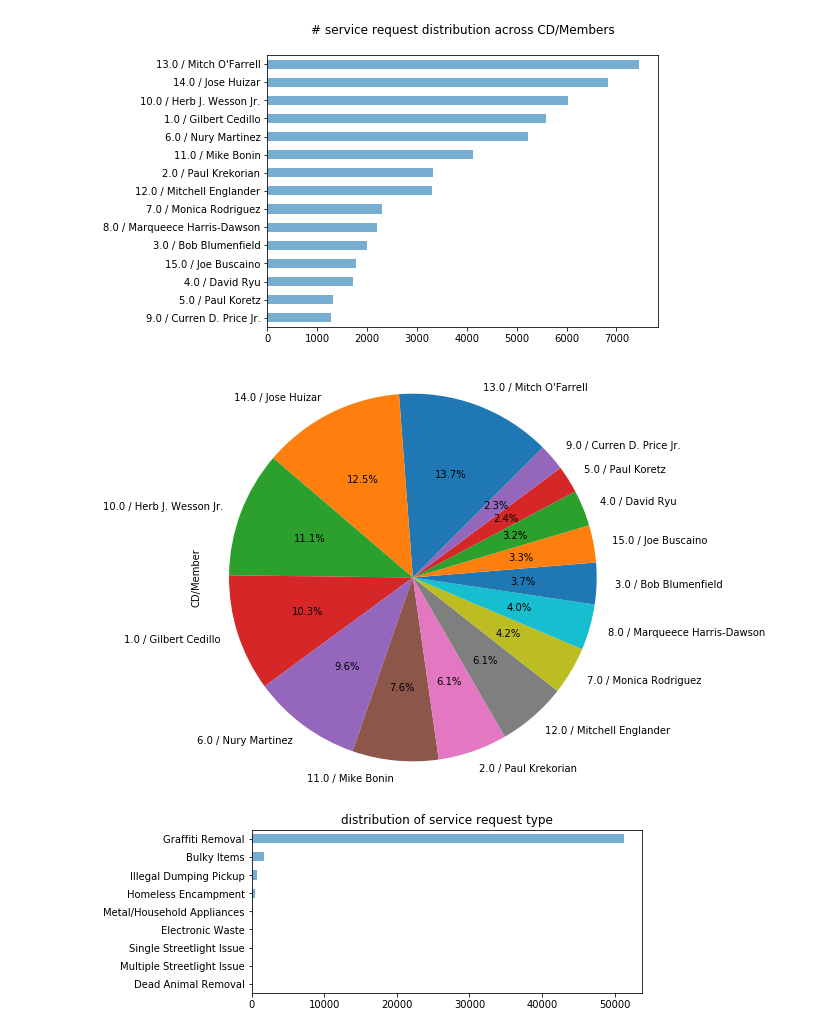
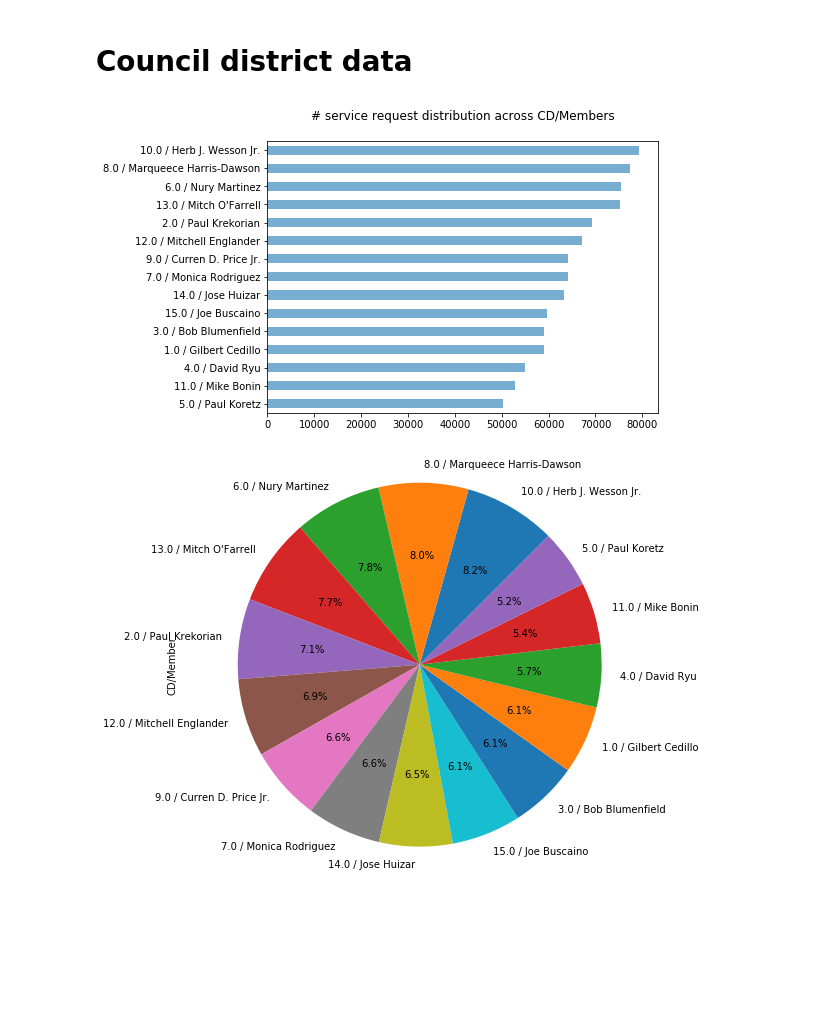
Before and after one commit to p-ai-org/p-requests, a Jupyter notebook: 311_Requests_Analysis/geo data/within a week/locationdata_2018.ipynb, the cells around one changed output. Saved outputs shown, nothing was run; the diff lists cells and outputs as text; code cells hidden in the pictures; blank space fills up the shorter version.

Commit message:
Fixed counting errors for CDs, request types

```diff
--- a/311_Requests_Analysis/geo data/within a week/locationdata_2018.ipynb
+++ b/311_Requests_Analysis/geo data/within a week/locationdata_2018.ipynb
@@ -23,22 +54,0 @@ df = df.dropna()
-# %%
-def convertTimeStamp(string):
-    """Converts a string to a datetime object."""
-
-    time = datetime.strptime(string,'%m/%d/%Y %I:%M:%S %p') #Accepts time string, converts it to datetime object.
-    return time
-
-df['CreatedDate'] = df['CreatedDate'].dropna().apply(convertTimeStamp,0)
-df['ServiceDate'] = df['ServiceDate'].dropna().apply(convertTimeStamp, 0)
-
-def prepareData(dataframe):
-    """modeled from: https://github.com/ayush159/NYC-311/blob/master/NYC311.ipynb"""
-    df['Elapsed Days'] = (df['ServiceDate'] - df['CreatedDate']).dt.days
-    df_clean=df[df['Elapsed Days'].notnull()]
-    df_perfect = df_clean[df_clean['ServiceDate'] >= df_clean['CreatedDate']]
-    df_perfect['Day of Week'] = df_perfect['CreatedDate'].dt.dayofweek
-    df_perfect['Day of Month'] = df_perfect['CreatedDate'].dt.day
-    df_perfect['Month'] = df_perfect['CreatedDate'].dt.month
-    df_perfect['Year'] = df_perfect['CreatedDate'].dt.year
-    return df_perfect
-
-df_LA = prepareData(df)
@@ -64 +55,3 @@ See the caveats in the documentation: http://pandas.pydata.org/pandas-docs/stabl
+# %% [markdown]
+# Council district data
 # %%
@@ -66,25 +59,18 @@ See the caveats in the documentation: http://pandas.pydata.org/pandas-docs/stabl
 cd_mem_df = df_LA["CD"].astype(str) + ' / ' + df_LA["CDMember"]
 df_LA.insert(31, 'CD/Member', cd_mem_df)
 # %%
-#split dataframe in two for at most 7 elapsed days and more than 7 elapsed days
-is_week = df_LA['Elapsed Days'] <= 7
-df_week = df_LA[is_week]
-#print(df_week.head())
+# Create dataframe for requests with elapsed days between 0-7 inclusive
+df_week = df_LA[df_LA['ElapsedDays'] <= 7]
 
 df_week['CD/Member'].value_counts().sort_values(ascending=True).plot(kind='barh',alpha=0.6,figsize=(7,5))
 plt.title('# service request distribution across CD/Members\n')
 plt.show()
 
 df_week['CD/Member'].value_counts().plot(kind='pie',autopct='%1.1f%%', startangle=45, shadow=False, figsize = (8,6))
 #plt.legend(title='CD', loc='upper right', bbox_to_anchor=(1.5,1))
 plt.axis('equal')
 plt.tight_layout()
 plt.show()
-
-df_week['RequestType'].value_counts().sort_values(ascending=True).plot(kind='barh',alpha=0.6,figsize=(7,3))
-plt.title('distribution of service request type')
-plt.show()
 # %% [output]
-[figure, old version]
+[figure, new version]
-[figure, old version]
+[figure, new version]
-[figure, removed]
```
Also changed, not shown: parts of 13 cells of this notebook.
